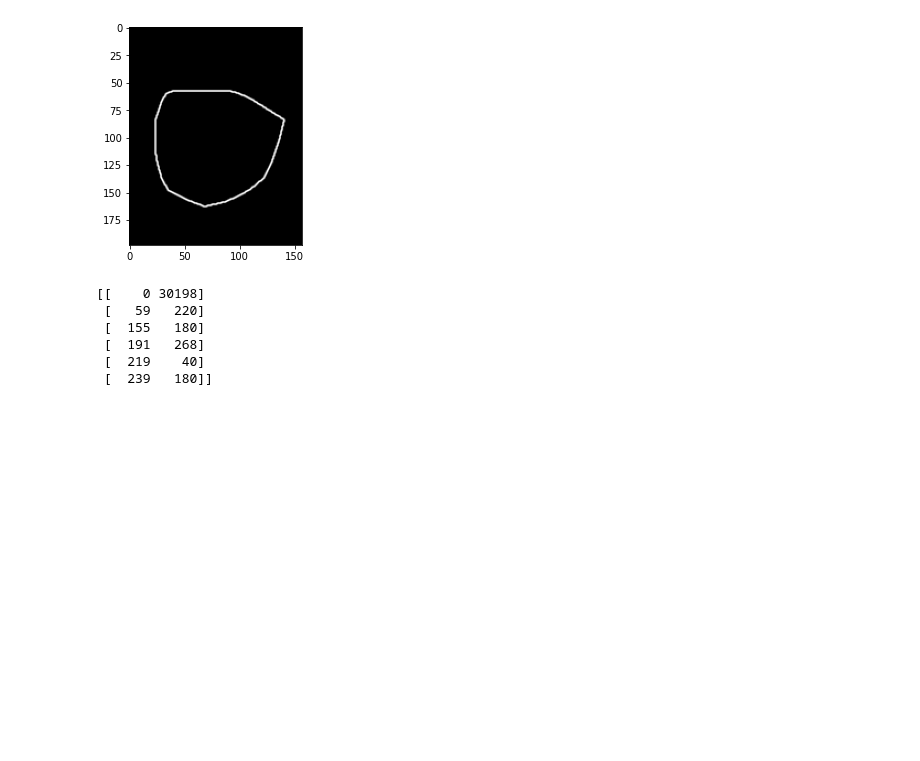
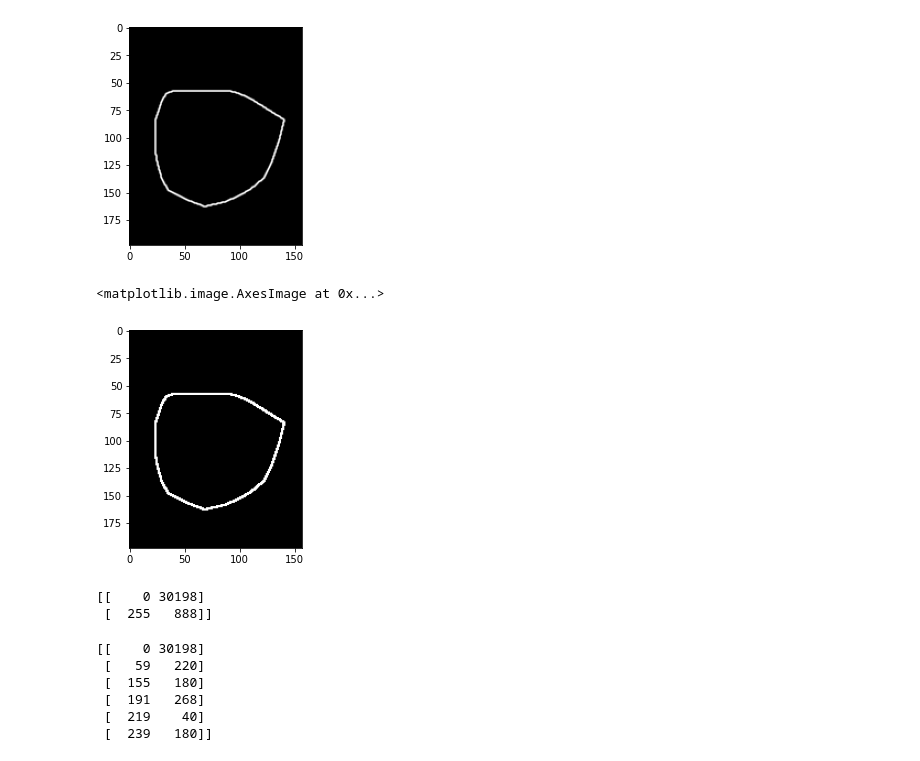
Before and after one commit to AugustasMacys/BachelorThesis, a Jupyter notebook: notebooks/Face_X_Ray_Implementation_Example.ipynb, the cells around one changed output. Cells and saved outputs as stored; diff of their text form; code cells hidden in the pictures; blank space fills up the shorter version.

```diff
--- a/notebooks/Face_X_Ray_Implementation_Example.ipynb
+++ b/notebooks/Face_X_Ray_Implementation_Example.ipynb
@@ -121,6 +122,20 @@ plt.imshow(mask_gray, cmap="gray")
 0
 <matplotlib.image.AxesImage at 0x...>
 [figure]
+# %%
+_,thresh1 = cv2.threshold(mask_gray, 1, 255, cv2.THRESH_BINARY)
+# %%
+plt.imshow(thresh1, cmap="gray")
+# %% [output]
+<matplotlib.image.AxesImage at 0x...>
+[figure, added]
+# %%
+(unique, counts) = np.unique(thresh1, return_counts=True)
+frequencies = np.asarray((unique, counts)).T
+print(frequencies)
+# %% [output]
+[[    0 30198]
+ [  255   888]]
 # %%
 (unique, counts) = np.unique(mask_gray, return_counts=True)
 # %%
```
Also changed, not shown: parts of 2 cells of this notebook, 5 other files.
